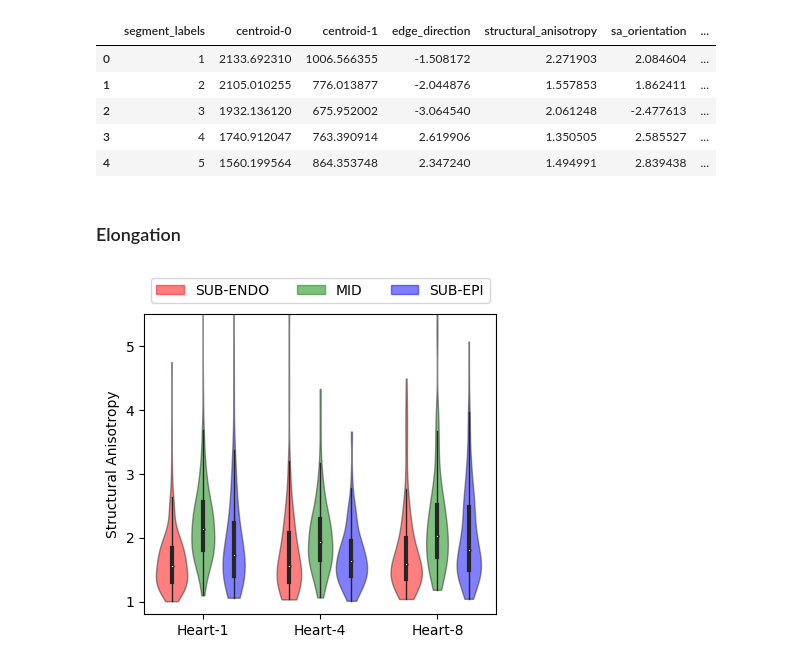
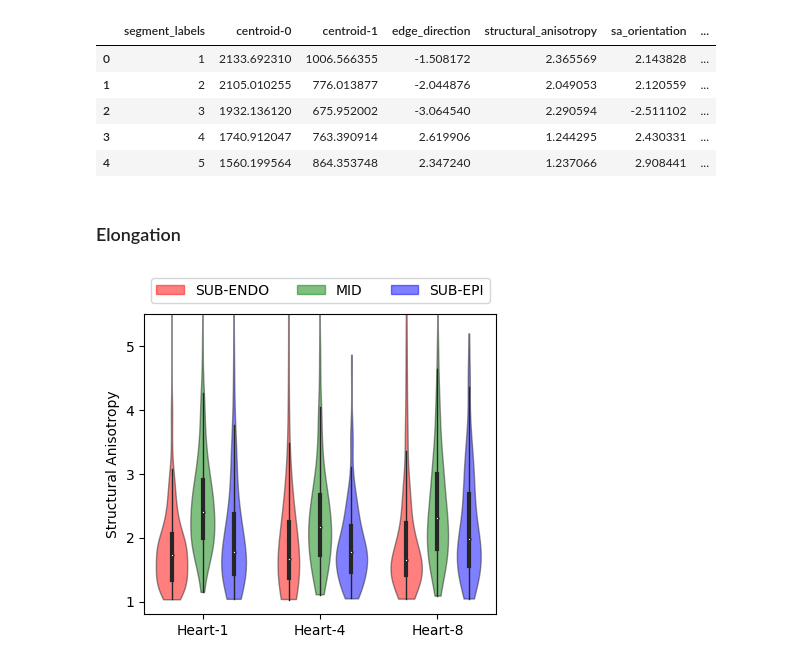
Before and after one commit to AOkenov/FibrosisAnalysis, a Jupyter notebook: paperfigures/structural_anisotropy.ipynb, the cells around one changed output. Drawn from its saved outputs; the diff is of its cells as text; code cells hidden in the pictures.

```diff
--- a/paperfigures/structural_anisotropy.ipynb
+++ b/paperfigures/structural_anisotropy.ipynb
@@ -25,7 +25,7 @@ def collect_data(path, hearts, n_radial, n_angular, node_step):
     loc_labels=['SUB-ENDO', 'MID', 'SUB-EPI']
 
     for heart, _ in hearts.items():
-        path_ = path_stats.joinpath(heart, 'Stats')
+        path_ = path.joinpath(heart, 'Stats')
         files = list(path_.glob('*{}'.format('.pkl')))
         files = sorted([file.stem for file in files if not file.name.startswith('.')])
 
@@ -41,8 +41,8 @@ def collect_data(path, hearts, n_radial, n_angular, node_step):
             heart_slice = heart_slice_builder.heart_slice
 
             # Load stats
-            path_slice_stats = path_stats.joinpath(heart, 'Stats', slice_name)
-            stats_loader = StatsLoader(path_stats)
+            path_slice_stats = path.joinpath(heart, 'Stats', slice_name)
+            stats_loader = StatsLoader(path)
             object_stats = stats_loader.load_slice_data(path_slice_stats)
 
             # Build objects properties
@@ -80,11 +80,11 @@ data = collect_data(path, hearts, n_radial, n_angular, node_step)
 data.head()
 # %% [output]
 |  | segment_labels | centroid-0 | centroid-1 | edge_direction | structural_anisotropy | sa_orientation | ... |
-| 0 | 1 | 2133.692310 | 1006.566355 | -1.508172 | 2.271903 | 2.084604 | ... |
-| 1 | 2 | 2105.010255 | 776.013877 | -2.044876 | 1.557853 | 1.862411 | ... |
-| 2 | 3 | 1932.136120 | 675.952002 | -3.064540 | 2.061248 | -2.477613 | ... |
-| 3 | 4 | 1740.912047 | 763.390914 | 2.619906 | 1.350505 | 2.585527 | ... |
-| 4 | 5 | 1560.199564 | 864.353748 | 2.347240 | 1.494991 | 2.839438 | ... |
+| 0 | 1 | 2133.692310 | 1006.566355 | -1.508172 | 2.365569 | 2.143828 | ... |
+| 1 | 2 | 2105.010255 | 776.013877 | -2.044876 | 2.049053 | 2.120559 | ... |
+| 2 | 3 | 1932.136120 | 675.952002 | -3.064540 | 2.290594 | -2.511102 | ... |
+| 3 | 4 | 1740.912047 | 763.390914 | 2.619906 | 1.244295 | 2.430331 | ... |
+| 4 | 5 | 1560.199564 | 864.353748 | 2.347240 | 1.237066 | 2.908441 | ... |
 # %% [markdown]
 ### Elongation
 # %%
@@ -94,36 +94,34 @@ import matplotlib.patches as mpatches
 COLORS = {'SUB-ENDO': 'r', 'MID': 'g', 'SUB-EPI': 'b'}
 
 fig, ax = plt.subplots(ncols=1, figsize=(4, 4))
 
 sns.violinplot(data=data, y='structural_anisotropy', x='heart', hue='location',
                ax=ax, palette=COLORS, alpha=0.5, saturation=1,
                linewidth=1, legend=False, cut=0)
 
 
 for violin in ax.collections[::2]:
     violin.set_alpha(0.5)
 ax.set_xticks(ticks=[0, 1, 2], labels=['Heart-1', 'Heart-4', 'Heart-8'])
 ax.set_xlabel('')
 
 ax.set_ylim(0.8, 5.5)
 ax.get_legend().remove()
 ax.set_ylabel('Structural Anisotropy')
 
 plt.subplots_adjust(top=0.85, bottom=0.1, right=0.98, left=0.1,
                     wspace=0.1, hspace=0.2)
 
 legends = [mpatches.Patch(color=color, label=label,
                           alpha=0.5) for label, color in COLORS.items()]
 fig.legend(handles=legends, labels=list(COLORS.keys()), loc='center',
            bbox_to_anchor=(0.54, 0.91), ncol=3)
 # fig.legend(handles=bar_gen.patches[:1] + bar.patches[:1],
 #            labels=['Uniform generator', 'Histology'], loc='center',
 #            bbox_to_anchor=(0.5, 0.96), ncol=2)
-axs[0].set_title('A. Histology', loc='left')
-axs[1].set_title('B. Uniform Generator', loc='left')
 plt.show()
 # %% [output]
-[figure, old version]
+[figure, new version]
 # %%
 path_save = Path('/Users/arstanbek/Projects/FibrosisAnalysis/paperfigures/figures')
 fig.savefig(path_save.joinpath('structural_anisotropy.png'),
```
Also changed, not shown: 38 other files.
